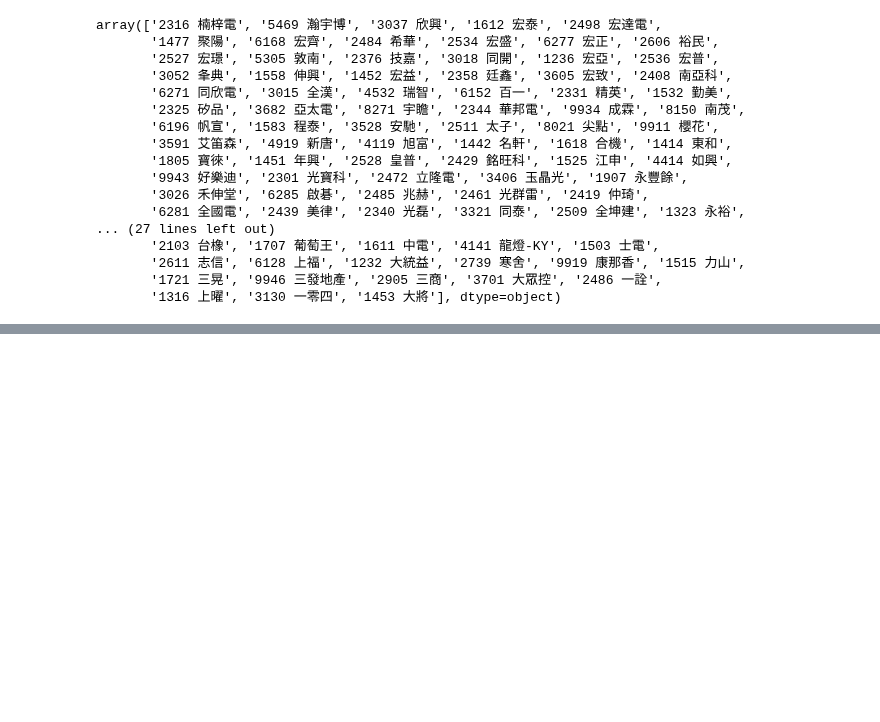
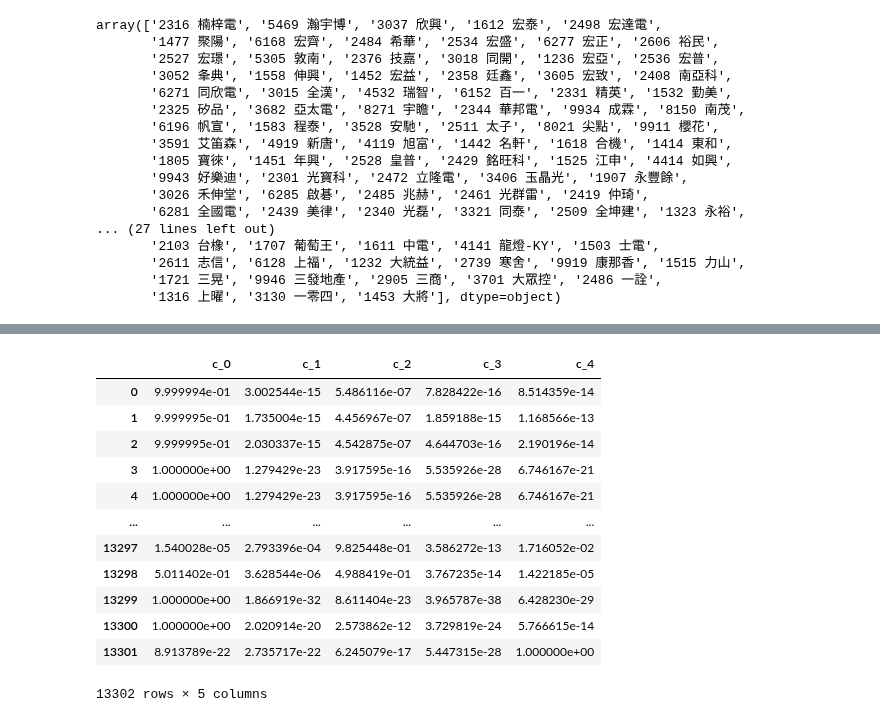
Before and after one commit to roccqqck/news_bert, a Jupyter notebook: 6.news_data_preprocessing.ipynb, the cells around one changed output, grey strips where cells are left out. Saved outputs shown, nothing was run; the diff lists cells and outputs as text; code cells hidden in the pictures; blank space fills up the shorter version.

```diff
--- a/6.news_data_preprocessing.ipynb
+++ b/6.news_data_preprocessing.ipynb
@@ -476,0 +586,5 @@ for company_name in company_list:
+# %%
+# df['text2'] = df['text']].apply(lambda x: " ".join(jieba.cut(x)))
+# df_news['tokens'] = df_news['text'].apply(lambda x:  tokenizer.tokenize(x) )
+all_news['input_ids'] = all_news['content'].progress_apply(input_ids_all)
+all_news
@@ -476,0 +655,17 @@ for company_name in company_list:
+# %%
+df_predictions = pd.DataFrame(predictions, columns = ["c_0", "c_1", "c_2", "c_3", "c_4"])
+df_predictions
+# %% [output]
+|  | c_0 | c_1 | c_2 | c_3 | c_4 |
+| 0 | 9.999994e-01 | 3.002544e-15 | 5.486116e-07 | 7.828422e-16 | 8.514359e-14 |
+| 1 | 9.999995e-01 | 1.735004e-15 | 4.456967e-07 | 1.859188e-15 | 1.168566e-13 |
+| 2 | 9.999995e-01 | 2.030337e-15 | 4.542875e-07 | 4.644703e-16 | 2.190196e-14 |
+| 3 | 1.000000e+00 | 1.279429e-23 | 3.917595e-16 | 5.535926e-28 | 6.746167e-21 |
+| 4 | 1.000000e+00 | 1.279429e-23 | 3.917595e-16 | 5.535926e-28 | 6.746167e-21 |
+| ... | ... | ... | ... | ... | ... |
+| 13297 | 1.540028e-05 | 2.793396e-04 | 9.825448e-01 | 3.586272e-13 | 1.716052e-02 |
+| 13298 | 5.011402e-01 | 3.628544e-06 | 4.988419e-01 | 3.767235e-14 | 1.422185e-05 |
+| 13299 | 1.000000e+00 | 1.866919e-32 | 8.611404e-23 | 3.965787e-38 | 6.428230e-29 |
+| 13300 | 1.000000e+00 | 2.020914e-20 | 2.573862e-12 | 3.729819e-24 | 5.766615e-14 |
+| 13301 | 8.913789e-22 | 2.735717e-22 | 6.245079e-17 | 5.447315e-28 | 1.000000e+00 |
+13302 rows × 5 columns
```
Also changed, not shown: parts of 18 cells of this notebook.
